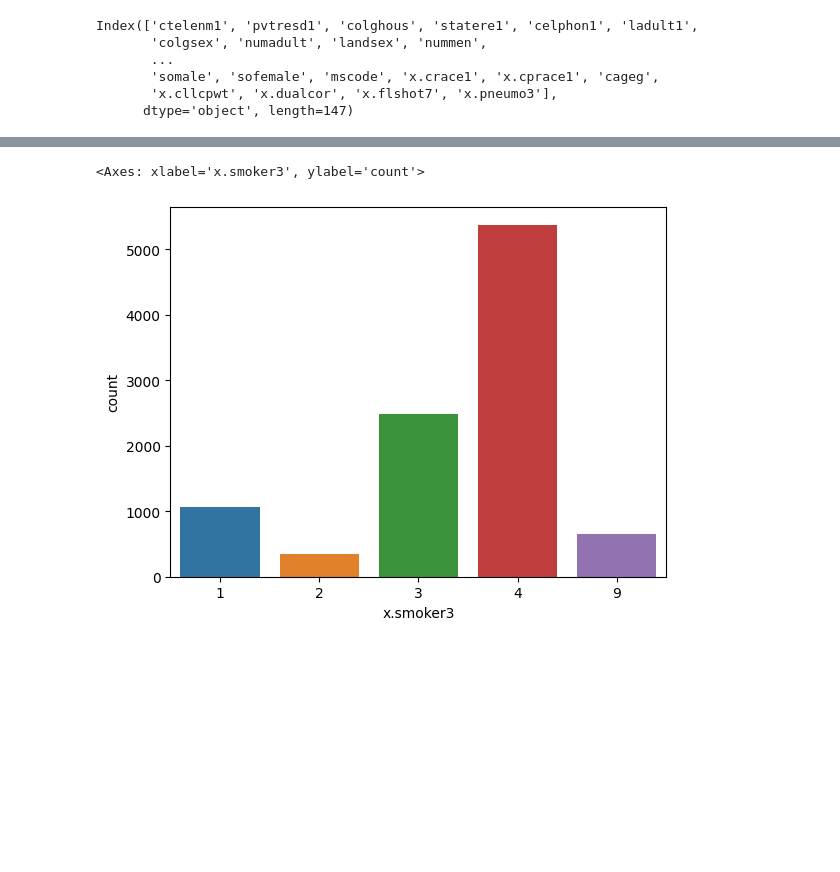
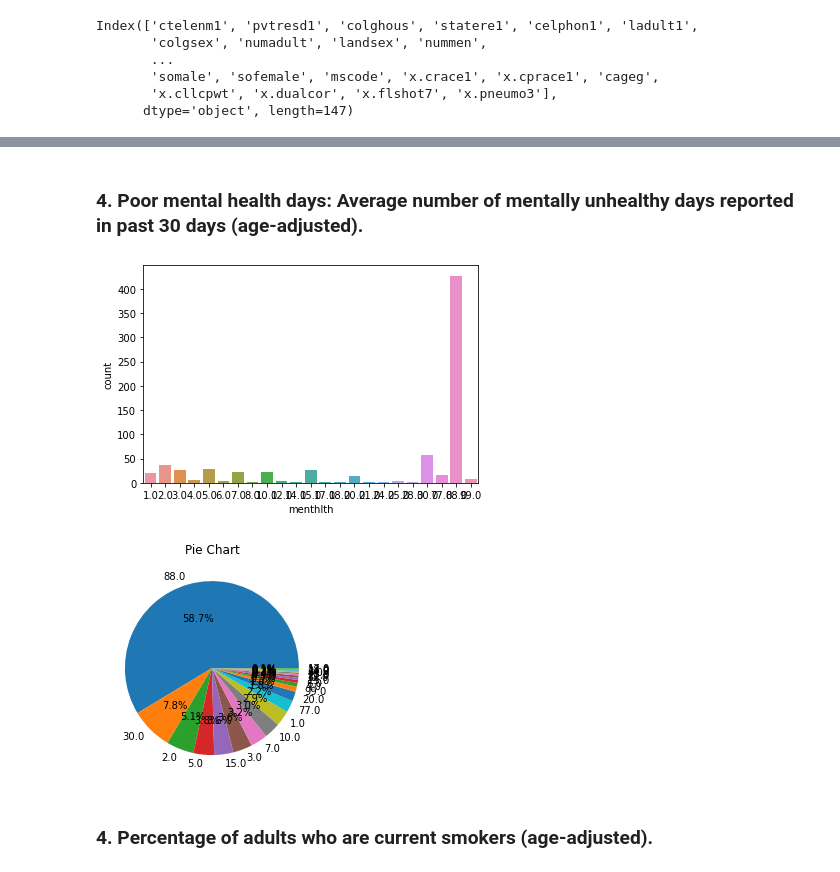
Before and after one commit to iam-neelesh8/BRFSS_Analysis, a Jupyter notebook: notebooks/BRFSS_EDA.ipynb, the cells around one changed output, grey strips where cells are left out. Saved outputs shown, nothing was run; the diff lists cells and outputs as text; code cells hidden in the pictures; blank space fills up the shorter version.

```diff
--- a/notebooks/BRFSS_EDA.ipynb
+++ b/notebooks/BRFSS_EDA.ipynb
@@ -152,5 +292,40 @@ sns.countplot(df_Indiana_Health, x="genhlth")
+# %% [markdown]
+### 4. Poor mental health days: Average number of mentally unhealthy days reported in past 30 days (age-adjusted).
+# %%
+# menthlth - Poor mental health days
+
+df_IN_Health_30 = df_IN_Health[(df_IN_Health['iyear']==2021) & (df_IN_Health['imonth']==12)]
+
+genhlth_dict = dict(df_IN_Health_30['menthlth'].value_counts()/len(df_IN_Health_30))
+
+sns.countplot(data=df_IN_Health_30, x="menthlth")
+'''
+1-30: No of days
+88:   None
+77:   Not sure
+99:   Refused
+'''
+
+import matplotlib.pyplot as plt
+names = list(genhlth_dict.keys())
+values = list(genhlth_dict.values())
+
+
+# Create a figure and axis object
+fig, ax = plt.subplots()
+
+# Plot the pie chart
+ax.pie(values, labels=names, autopct='%1.1f%%')
+
+# Set the title
+ax.set_title('Pie Chart')
+
+# Show the plot
+plt.show()
+# %% [output]
+[figure, added]
+[figure, added]
+# %% [markdown]
+### 4. Percentage of adults who are current smokers (age-adjusted).
 # %%
-sns.countplot(df_Indiana_Health, x="x.smoker3")
+# sns.countplot(data=df_IN_Health, x="x.smoker3")
-# %% [output]
-<Axes: xlabel='x.smoker3', ylabel='count'>
-[figure, removed]
```
Also changed, not shown: parts of 26 cells of this notebook.
